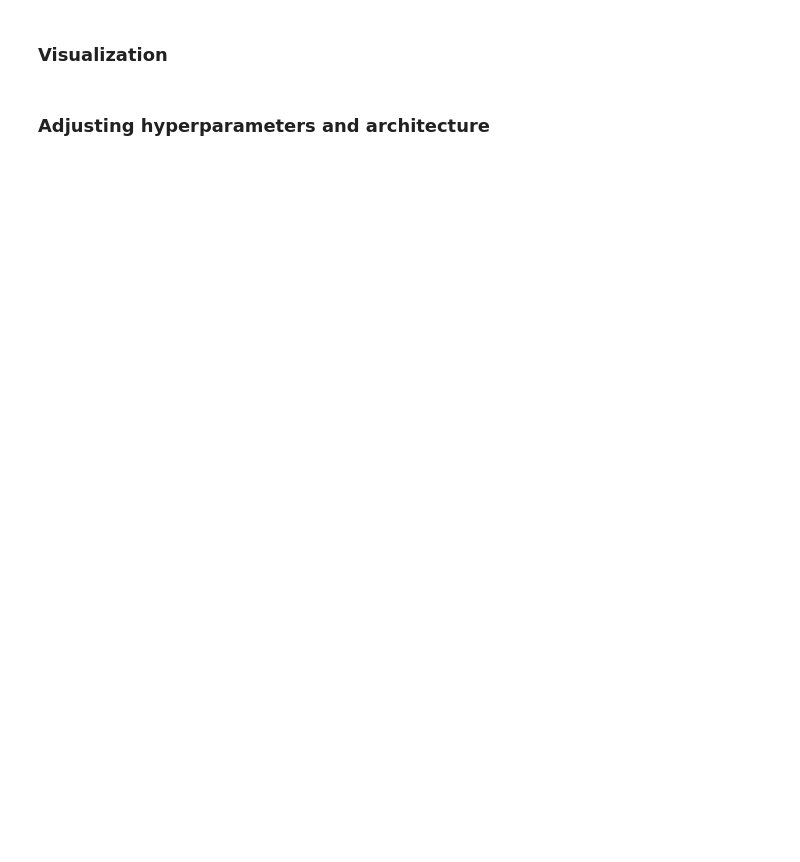
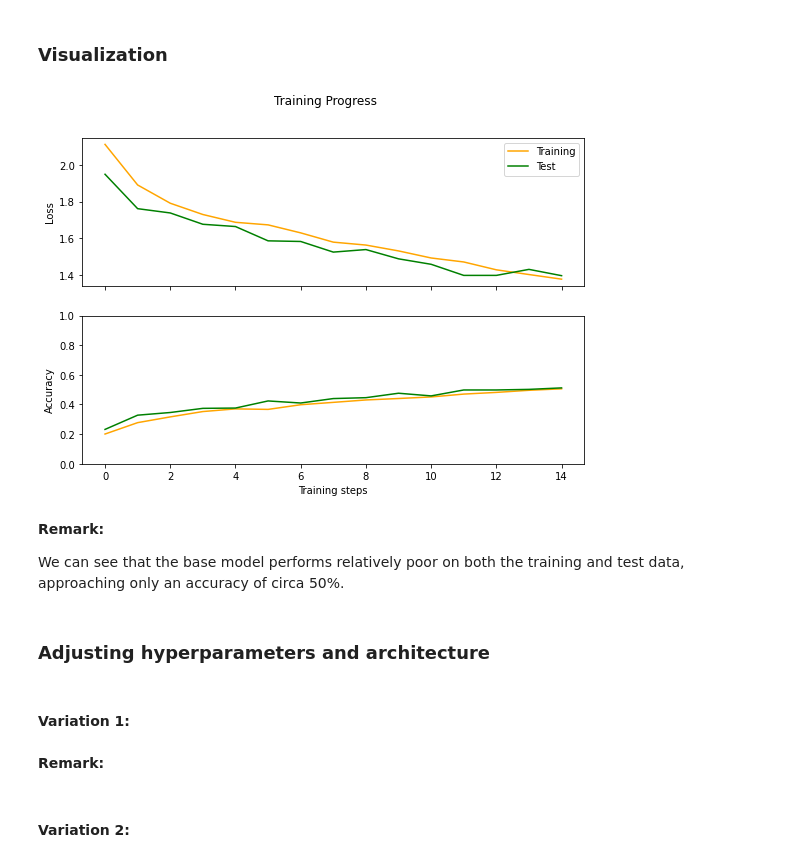
Before and after one commit to b-peters/IANNwTF-homework, a Jupyter notebook: homework05/homework05.ipynb, the cells around one changed output. Saved outputs shown, nothing was run; the diff lists cells and outputs as text; code cells hidden in the pictures; blank space fills up the shorter version.

Commit message:
Working model and visualization

```diff
--- a/homework05/homework05.ipynb
+++ b/homework05/homework05.ipynb
@@ -32,7 +31,7 @@ def prepare_data(cifar_10, batch_size=32):
   # convert images to float32 data type
   cifar_10 = cifar_10.map(lambda img, target: (tf.cast(img, tf.float32), target))
   # normalize the data by projecting the pixel values into range [-1, 1]
-  cifar_10 = cifar_10.map(lambda img, target: (tf.image.per_image_standardization(img), target))
+  cifar_10 = cifar_10.map(lambda img, target: (tf.cast(tf.image.per_image_standardization(img), tf.float32), target))
   # represent targets as one-hot vectors (depth=10 as there are ten possible classifications)
   cifar_10 = cifar_10.map(lambda img, target: (img, tf.one_hot(target, depth=10)))
 
@@ -100,7 +99,7 @@ class ConvModel(tf.keras.Model):
     This function will reset the metric objects after every training epoch.
     """
     self.loss_metric.reset_states()
-    self.acc_metric.reset_states()
+    self.accuracy_metric.reset_states()
 
   @tf.function
   def train_step(self, input):
@@ -137,10 +136,10 @@ class ConvModel(tf.keras.Model):
     Arguments:
     test_data -- the data used for testing
     """
-    # unpack images and targets
+    # unpack the the test data
     img, target = test_data
     # create prediction but do not backpropagate
-    prediction = self(x, training=False)
+    prediction = self(img, training=False)
     # calculate loss
     loss = self.loss_function(target, prediction) + tf.reduce_sum(self.losses)
     # update the metrics
@@ -167,22 +166,13 @@ def training(model, n_epochs):
   test_losses = []
   test_accuracies = []
 
-  # check how our model performs on training data before training
-  train_loss, train_accuracy = model.test(train_dataset)
-  train_losses.append(train_loss.numpy())
-  train_accuracies.append(train_accuracy.numpy())
-  # check how our model performs on test data before training
-  test_loss, test_accuracy = model.test(test_dataset)
-  test_losses.append(test_loss.numpy())
-  test_accuracies.append(test_accuracy.numpy())
+  print("Training progress: \n")
 
   # train for given number of epochs
   for epoch in range(n_epochs):
-    # print the accuracy before the current epoch
-    print(f'Epoch: {str(epoch)} starting with accuracy {test_accuracies[-1]}')
     # train the network
-    for (img, target) in train_dataset:
-      train_loss, train_accuracy = model.train_step((img, target))
+    for data in train_dataset:
+      train_loss, train_accuracy = model.train_step(data)
     # store training loss and accuracy
     train_losses.append(train_loss.numpy())
     train_accuracies.append(train_accuracy.numpy())
@@ -191,11 +181,14 @@ def training(model, n_epochs):
     model.reset_metrics()
 
     # test the network
-    for (img, target) in test_dataset:
-      test_loss, test_accuracy = model.test((img, target))
+    for data in test_dataset:
+      test_loss, test_accuracy = model.test(data)
     # store test loss and accuracy
     test_losses.append(test_loss.numpy())
     test_accuracies.append(test_accuracy.numpy())
+
+    # print the accuracy after the current epoch
+    print(f'Epoch {str(epoch)} ended with accuracy {test_accuracies[-1]}')
 
     # again reset the model metrics
     model.reset_metrics()
@@ -238,12 +250,26 @@ def visualization(train_losses, train_accuracies, test_losses, test_accuracies):
   line4, = axes[1].plot(test_accuracies, color="green")
   # set the axis limits and labels
   axes[0].set(ylabel="Loss")
-  axes[1].set(xlabel="Training steps", ylabel="Accuracy")
+  axes[1].set(ylim=[0, 1], xlabel="Training steps", ylabel="Accuracy")
   # create the legend
   axes[0].legend((line1, line2), ("Training","Test"))
 
   fig.suptitle("Training Progress")
 
   plt.show()
+# %%
+visualization(train_losses, train_accuracies, test_losses, test_accuracies)
+# %% [output]
+[figure, added]
+# %% [markdown]
+**Remark:**
+
+We can see that the base model performs relatively poor on both the training and test data, approaching only an accuracy of circa 50%.
 # %% [markdown]
 ### Adjusting hyperparameters and architecture
+# %% [markdown]
+#### Variation 1:
+# %% [markdown]
+**Remark:**
+# %% [markdown]
+#### Variation 2:
```
Also changed, not shown: parts of 5 cells of this notebook.
